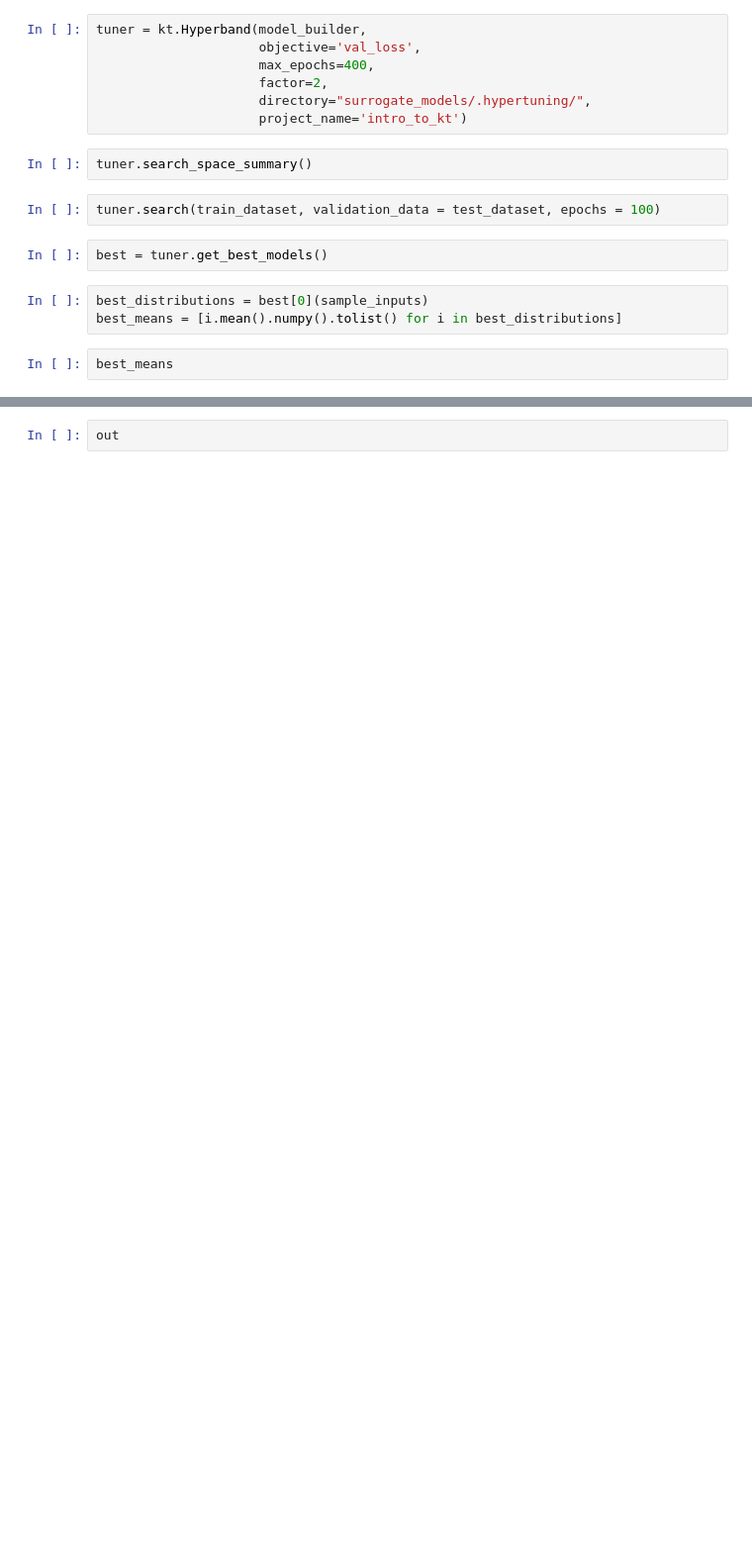
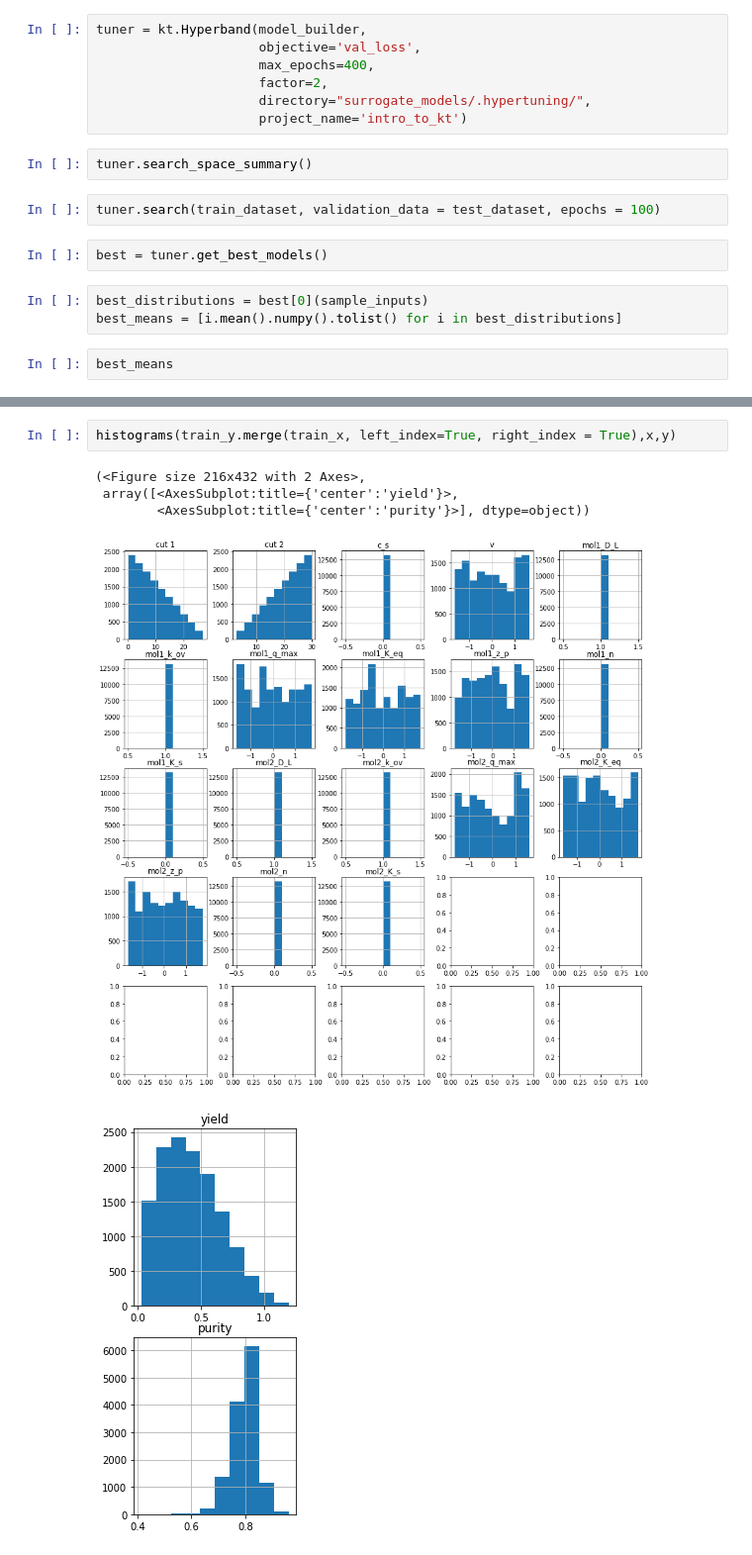
Before and after one commit to Just-DIRECT-Capstone/Protein-Purification-Model-Public, a Jupyter notebook: surrogate_models/notebooks/dab_pbnn.ipynb, the cells around one changed output, grey strips where cells are left out. Shown at 99% size. Saved outputs shown, nothing was run; the diff lists cells and outputs as text; blank space fills up the shorter version.

```diff
--- a/surrogate_models/notebooks/dab_pbnn.ipynb
+++ b/surrogate_models/notebooks/dab_pbnn.ipynb
@@ -140,2 +138,8 @@ plt.ylabel('predicted')
-# %%
-out
+# %%
+histograms(train_y.merge(train_x, left_index=True, right_index = True),x,y)
+# %% [output]
+(<Figure size 216x432 with 2 Axes>,
+ array([<AxesSubplot:title={'center':'yield'}>,
+        <AxesSubplot:title={'center':'purity'}>], dtype=object))
+[figure, added]
+[figure, added]
```
Also changed, not shown: parts of 8 cells of this notebook, 4 other files.
